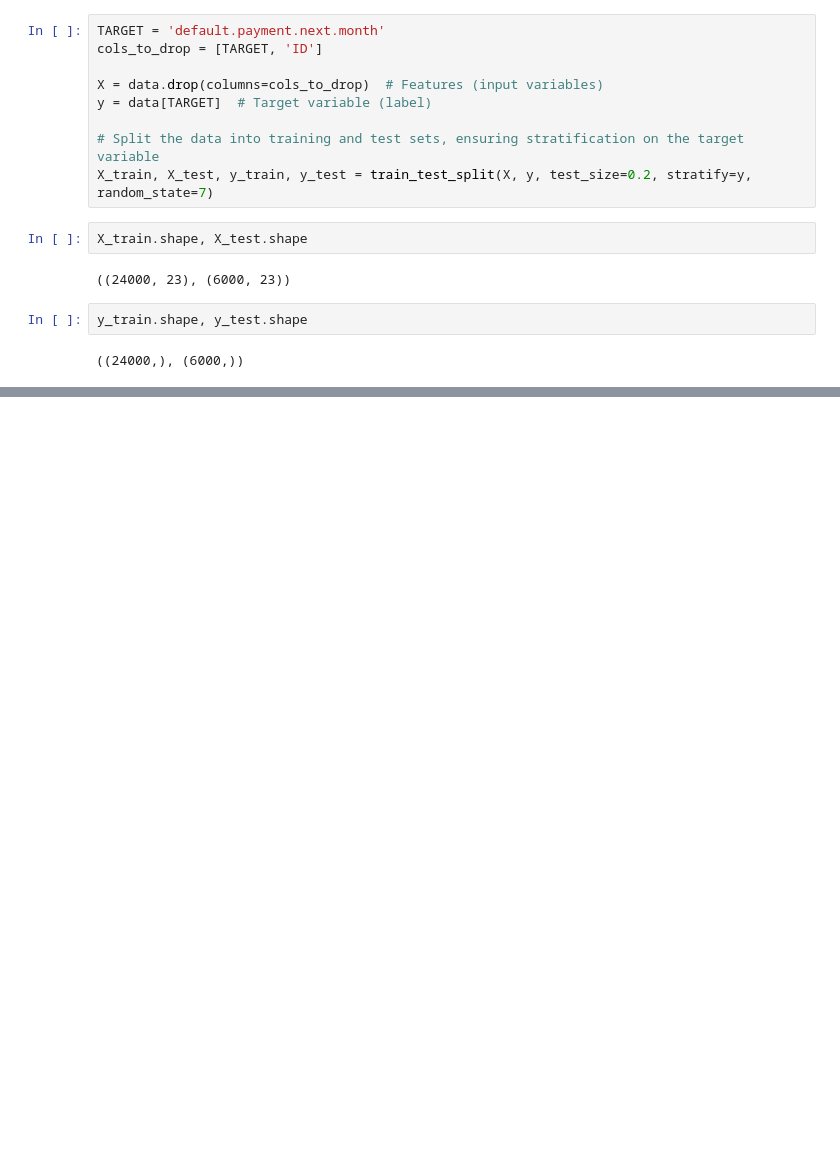
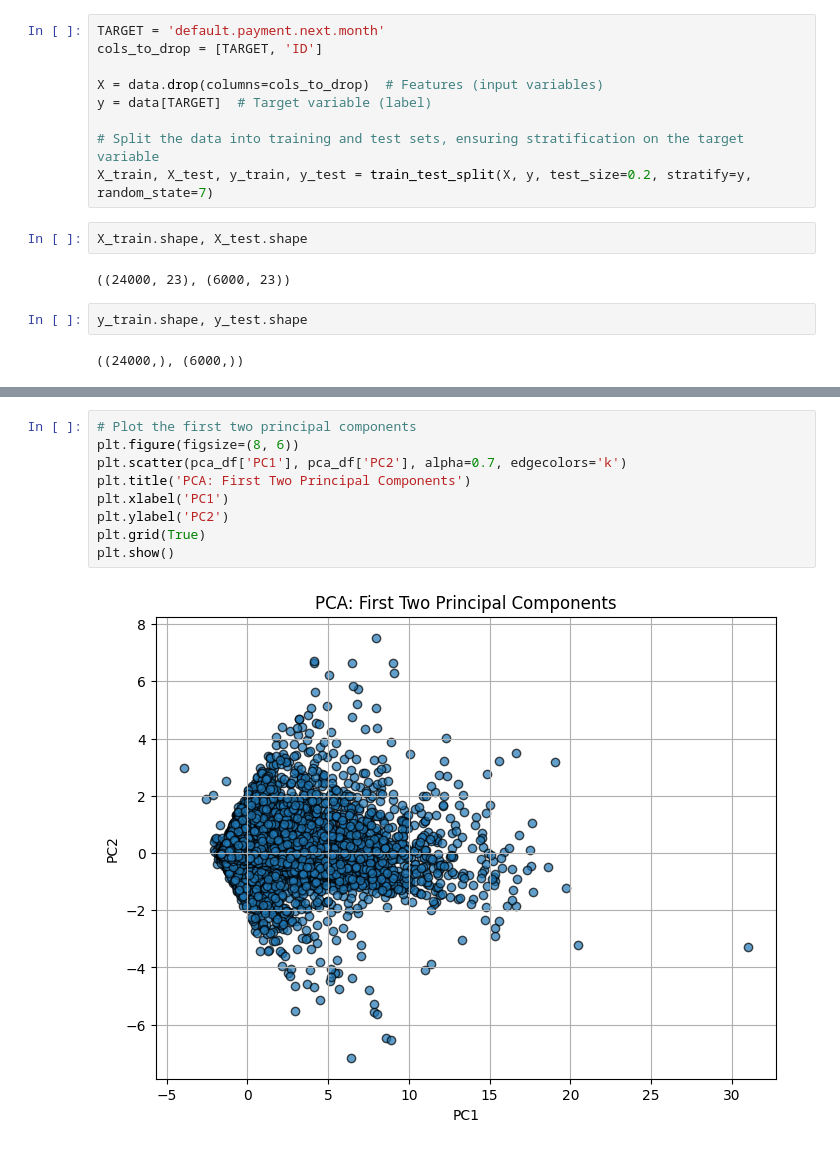
Before and after one commit to andrea-mar/credit_default_risk, a Jupyter notebook: credit_risk_model.ipynb, the cells around one changed output, grey strips where cells are left out. Cells and saved outputs as stored; diff of their text form; blank space fills up the shorter version.

```diff
--- a/credit_risk_model.ipynb
+++ b/credit_risk_model.ipynb
@@ -305,0 +666,11 @@ y_train.shape, y_test.shape
+# %%
+# Plot the first two principal components
+plt.figure(figsize=(8, 6))
+plt.scatter(pca_df['PC1'], pca_df['PC2'], alpha=0.7, edgecolors='k')
+plt.title('PCA: First Two Principal Components')
+plt.xlabel('PC1')
+plt.ylabel('PC2')
+plt.grid(True)
+plt.show()
+# %% [output]
+[figure, added]
```
Also changed, not shown: parts of 18 cells of this notebook.
